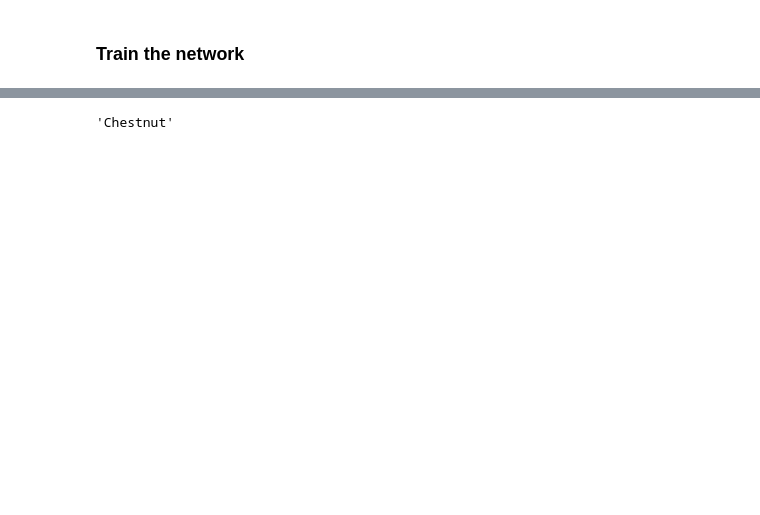
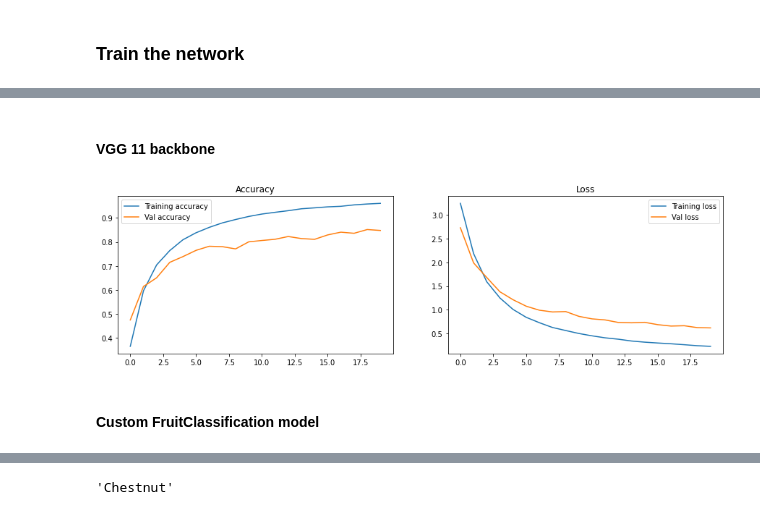
Before and after one commit to tailtq/ml08-course, a Jupyter notebook: 06_fruit_classification.ipynb, the cells around one changed output, grey strips where cells are left out. Saved outputs shown, nothing was run; the diff lists cells and outputs as text; code cells hidden in the pictures; blank space fills up the shorter version.

```diff
--- a/06_fruit_classification.ipynb
+++ b/06_fruit_classification.ipynb
@@ -160,7 +159,7 @@ class FruitClassification(nn.Module):
 # %%
 sample_img = torch.zeros(1, 3, 100, 100)
 
-model = FruitClassification(len(total_classes), use_internet_backbone=False)
+model = FruitClassificationVGG11(len(total_classes))
 prediction_result = model(sample_img)
 
 prediction_result.shape, prediction_result
@@ -231,7 +226,7 @@ def clear_cache(inputs, outputs, labels):
 def count_accurate_labels(outputs, labels):
     return torch.eq(outputs.argmax(axis=1), labels).sum().cpu().item()
 
-def train_one_epoch(model, dataset, criterion, optimizer):
+def train_one_epoch(model, dataset, criterion, optimizer, should_serialize_data=False):
     model.train()
 
     total_labels = 0.0
@@ -243,8 +238,12 @@ def train_one_epoch(model, dataset, criterion, optimizer):
     for i, data in enumerate(dataset):
         inputs, labels = data
 
-        inputs_shape = inputs.shape
-        inputs = inputs.permute(0, 3, 1, 2)
+        if should_serialize_data:
+            batch_size = inputs.size()[0]
+            inputs = inputs.view(batch_size, 1, -1)
+        else:
+            inputs_shape = inputs.shape
+            inputs = inputs.permute(0, 3, 1, 2)
 
         inputs = inputs.to(device)
         labels = labels.to(device)
@@ -268,7 +267,7 @@ def train_one_epoch(model, dataset, criterion, optimizer):
         "avg_loss": loss_score / len(dataset)
     }
 
-def validate_one_epoch(model, dataset, criterion):
+def validate_one_epoch(model, dataset, criterion, should_serialize_data=False):
     model.eval()
 
     loss_score = 0.0
@@ -281,8 +280,12 @@ def validate_one_epoch(model, dataset, criterion):
         for i, data in enumerate(dataset):
             inputs, labels = data
 
-            inputs_shape = inputs.shape
-            inputs = inputs.permute(0, 3, 1, 2)
+            if should_serialize_data:
+                batch_size = inputs.size()[0]
+                inputs = inputs.view(batch_size, 1, -1)
+            else:
+                inputs_shape = inputs.shape
+                inputs = inputs.permute(0, 3, 1, 2)
 
             inputs = inputs.to(device)
             labels = labels.to(device)
@@ -355 +342,25 @@ Finished Training
+# %% [markdown]
+#### VGG 11 backbone
+# %%
+model, logs = train_all_epochs(model, "fruit_classification", training_set, val_set, optimizer, criterion)
+# %%
+def plot_logs(logs):
+    # epochs = np.arange(1, total_epochs + 1)
+    fig, ax = plt.subplots(1, 2, figsize=(15, 4))
+
+    ax[0].plot([log["training_accuracy"] for log in logs], label="Training accuracy")
+    ax[0].plot([log["val_accuracy"] for log in logs], label="Val accuracy")
+    ax[0].legend()
+    ax[0].set_title("Accuracy")
+
+    ax[1].plot([log["training_avg_loss"] for log in logs], label="Training loss")
+    ax[1].plot([log["val_avg_loss"] for log in logs], label="Val loss")
+    ax[1].legend()
+    ax[1].set_title("Loss")
+
+    plt.show()
+
+plot_logs(logs)
+# %% [output]
+[figure, added]
 # %%
@@ -361,0 +371,2 @@ model = torch.load("fruit_classification.pth")
+# %% [markdown]
+#### Custom FruitClassification model
```
Also changed, not shown: parts of 32 cells of this notebook.
